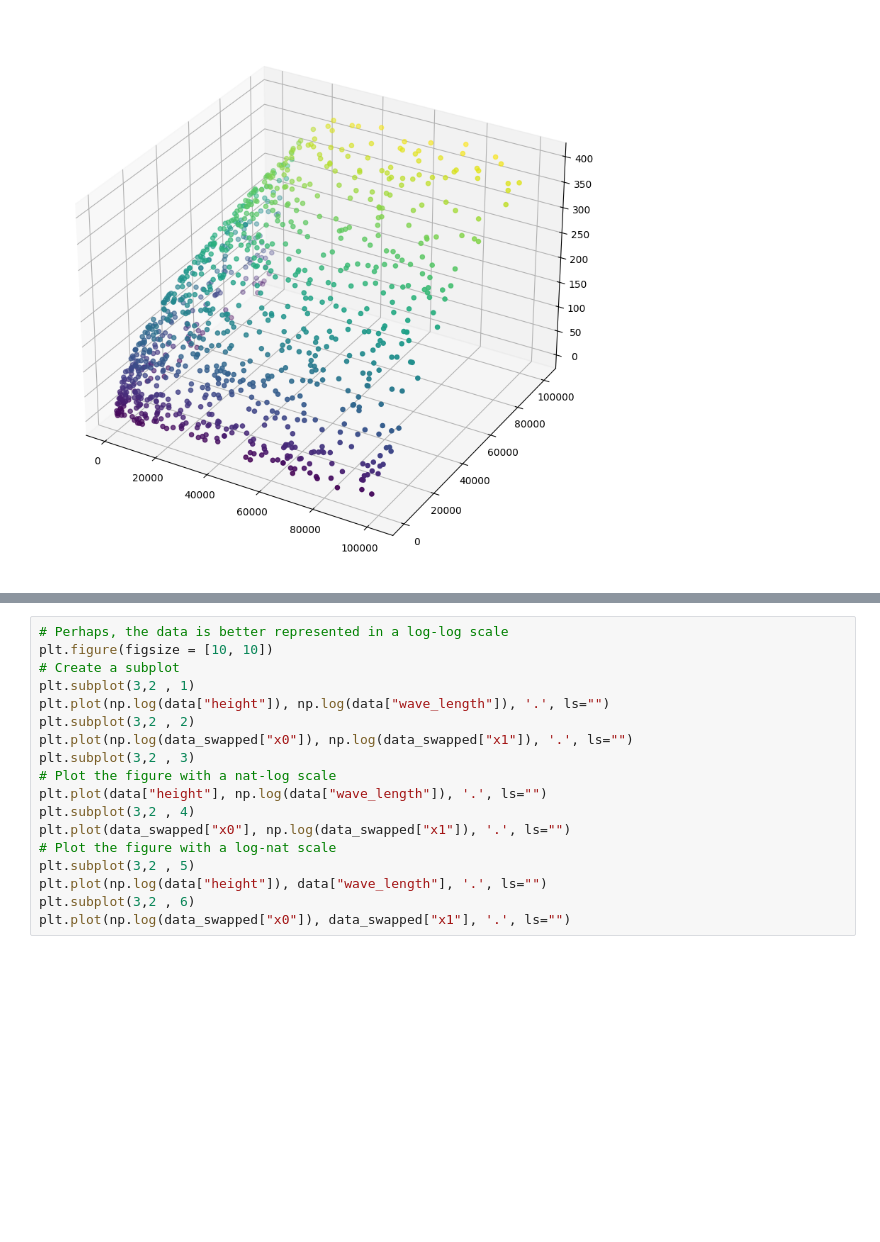
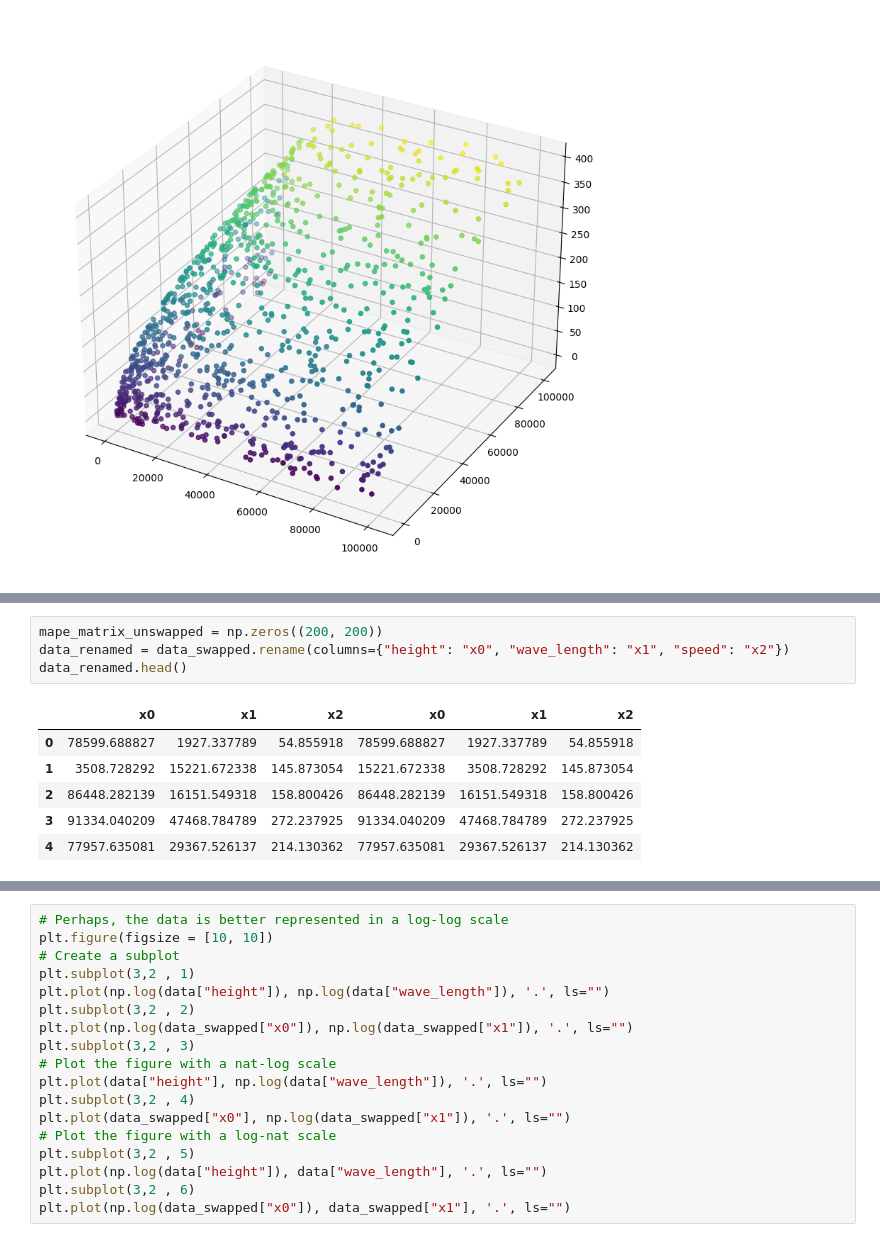
Before and after one commit to CtrlC-CtrlV-ftw/newrepoass2, a Jupyter notebook: 1B - Linear Regression.ipynb, the cells around one changed output, grey strips where cells are left out. Saved outputs shown, nothing was run; the diff lists cells and outputs as text; blank space fills up the shorter version.

```diff
--- a/1B - Linear Regression.ipynb
+++ b/1B - Linear Regression.ipynb
@@ -148,0 +196,11 @@ Minimum MAPE value is 56.77561758644002 at w0 = 0.1 and w1 = 0.109
+# %%
+mape_matrix_unswapped = np.zeros((200, 200))
+data_renamed = data_swapped.rename(columns={"height": "x0", "wave_length": "x1", "speed": "x2"})
+data_renamed.head()
+# %% [output]
+|  | x0 | x1 | x2 | x0 | x1 | x2 |
+| 0 | 78599.688827 | 1927.337789 | 54.855918 | 78599.688827 | 1927.337789 | 54.855918 |
+| 1 | 3508.728292 | 15221.672338 | 145.873054 | 15221.672338 | 3508.728292 | 145.873054 |
+| 2 | 86448.282139 | 16151.549318 | 158.800426 | 86448.282139 | 16151.549318 | 158.800426 |
+| 3 | 91334.040209 | 47468.784789 | 272.237925 | 91334.040209 | 47468.784789 | 272.237925 |
+| 4 | 77957.635081 | 29367.526137 | 214.130362 | 77957.635081 | 29367.526137 | 214.130362 |
```
Also changed, not shown: parts of 8 cells of this notebook.
